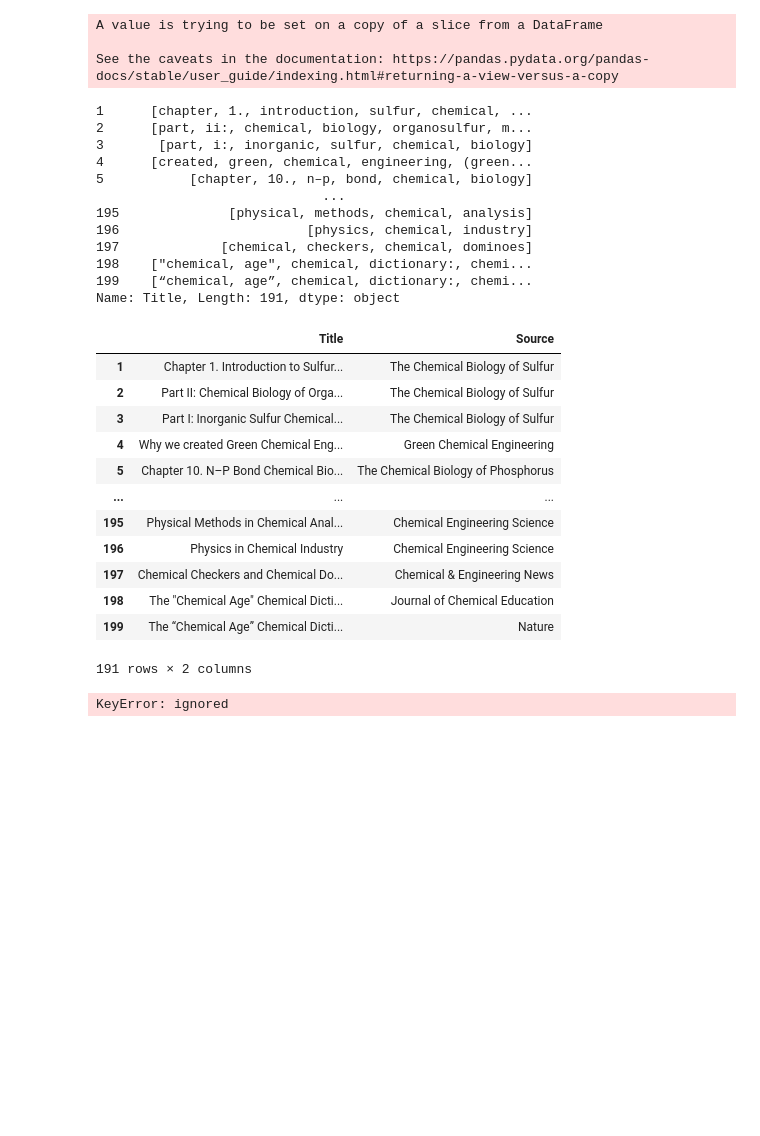
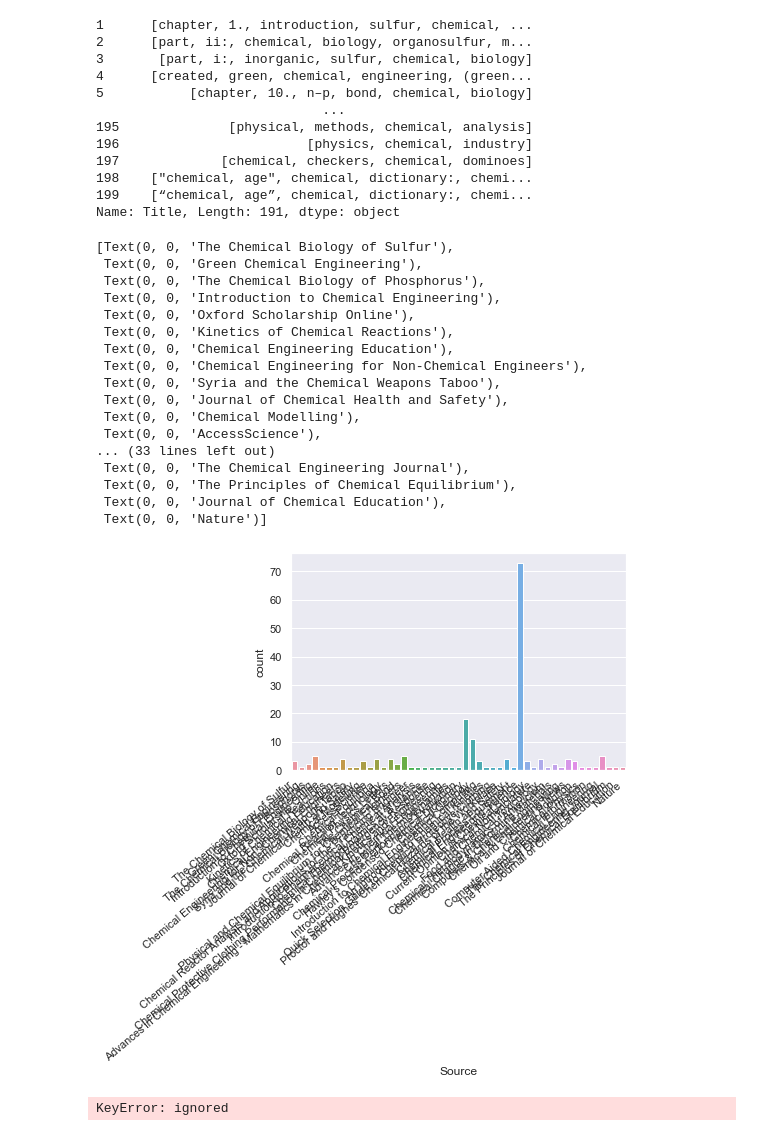
Before and after one commit to Olayile/Research_paper_classifier, a Jupyter notebook: Models.ipynb, the cells around one changed output. Saved outputs shown, nothing was run; the diff lists cells and outputs as text; code cells hidden in the pictures; blank space fills up the shorter version.

Commit message:
Implemented models

```diff
--- a/Models.ipynb
+++ b/Models.ipynb
@@ -43,6 +44,7 @@ Saving PoPCites.csv to PoPCites.csv
 # %%
 import io
-df2 = pd.read_csv(io.BytesIO(uploaded['PoPCites.csv']))
+# df2 = pd.read_csv(io.BytesIO(uploaded['PoPCites.csv']))
+df2= pd.read_csv('/Users/olayile/Research_paper_classifier/PoPCites.csv')
 # %%
 # load data to only get the title and the journal name
 
@@ -72,37 +74,45 @@ Data_new= df2[["Title" ,"Source"]]
 Data_new.dropna(inplace=True)
 Data_new['Title'].apply(preProcessing)
 # %% [output]
-A value is trying to be set on a copy of a slice from a DataFrame
-
-See the caveats in the documentation: https://pandas.pydata.org/pandas-docs/stable/user_guide/indexing.html#returning-a-view-versus-a-copy
+1      [chapter, 1., introduction, sulfur, chemical, ...
+2      [part, ii:, chemical, biology, organosulfur, m...
+3       [part, i:, inorganic, sulfur, chemical, biology]
+4      [created, green, chemical, engineering, (green...
+5           [chapter, 10., n–p, bond, chemical, biology]
+                             ...
+195              [physical, methods, chemical, analysis]
+196                        [physics, chemical, industry]
+197             [chemical, checkers, chemical, dominoes]
+198    ["chemical, age", chemical, dictionary:, chemi...
+199    [“chemical, age”, chemical, dictionary:, chemi...
+Name: Title, Length: 191, dtype: object
-1      [chapter, 1., introduction, sulfur, chemical, ...
-2      [part, ii:, chemical, biology, organosulfur, m...
-3       [part, i:, inorganic, sulfur, chemical, biology]
-4      [created, green, chemical, engineering, (green...
-5           [chapter, 10., n–p, bond, chemical, biology]
-                             ...
-195              [physical, methods, chemical, analysis]
-196                        [physics, chemical, industry]
-197             [chemical, checkers, chemical, dominoes]
-198    ["chemical, age", chemical, dictionary:, chemi...
-199    [“chemical, age”, chemical, dictionary:, chemi...
-Name: Title, Length: 191, dtype: object
-# %%
-Data_new
-# %% [output]
-|  | Title | Source |
-| 1 | Chapter 1. Introduction to Sulfur... | The Chemical Biology of Sulfur |
-| 2 | Part II: Chemical Biology of Orga... | The Chemical Biology of Sulfur |
-| 3 | Part I: Inorganic Sulfur Chemical... | The Chemical Biology of Sulfur |
-| 4 | Why we created Green Chemical Eng... | Green Chemical Engineering |
-| 5 | Chapter 10. N–P Bond Chemical Bio... | The Chemical Biology of Phosphorus |
-| ... | ... | ... |
-| 195 | Physical Methods in Chemical Anal... | Chemical Engineering Science |
-| 196 | Physics in Chemical Industry | Chemical Engineering Science |
-| 197 | Chemical Checkers and Chemical Do... | Chemical & Engineering News |
-| 198 | The "Chemical Age" Chemical Dicti... | Journal of Chemical Education |
-| 199 | The “Chemical Age” Chemical Dicti... | Nature |
-191 rows × 2 columns
+# %%
+Data_new
+
+sns.set_theme(style="darkgrid")
+ax = sns.countplot(x="Source", data=Data_new)
+
+
+ax.set_xticklabels(ax.get_xticklabels(), rotation=40, ha="right", fontsize=4)
+# %% [output]
+[Text(0, 0, 'The Chemical Biology of Sulfur'),
+ Text(0, 0, 'Green Chemical Engineering'),
+ Text(0, 0, 'The Chemical Biology of Phosphorus'),
+ Text(0, 0, 'Introduction to Chemical Engineering'),
+ Text(0, 0, 'Oxford Scholarship Online'),
+ Text(0, 0, 'Kinetics of Chemical Reactions'),
+ Text(0, 0, 'Chemical Engineering Education'),
+ Text(0, 0, 'Chemical Engineering for Non‐Chemical Engineers'),
+ Text(0, 0, 'Syria and the Chemical Weapons Taboo'),
+ Text(0, 0, 'Journal of Chemical Health and Safety'),
+ Text(0, 0, 'Chemical Modelling'),
+ Text(0, 0, 'AccessScience'),
+... (33 lines left out)
+ Text(0, 0, 'The Chemical Engineering Journal'),
+ Text(0, 0, 'The Principles of Chemical Equilibrium'),
+ Text(0, 0, 'Journal of Chemical Education'),
+ Text(0, 0, 'Nature')]
+[figure, added]
 # %%
 # Convert our text to numeric form using erm frequency-inverse document frequency or TF-IDF.
 
```
Also changed, not shown: parts of 2 cells of this notebook, 1 other file.
